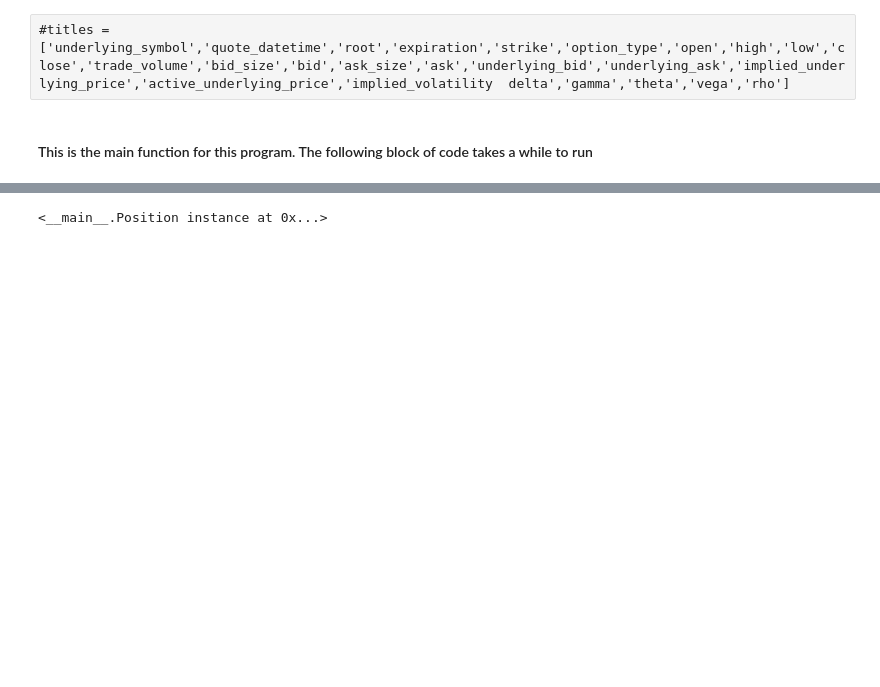
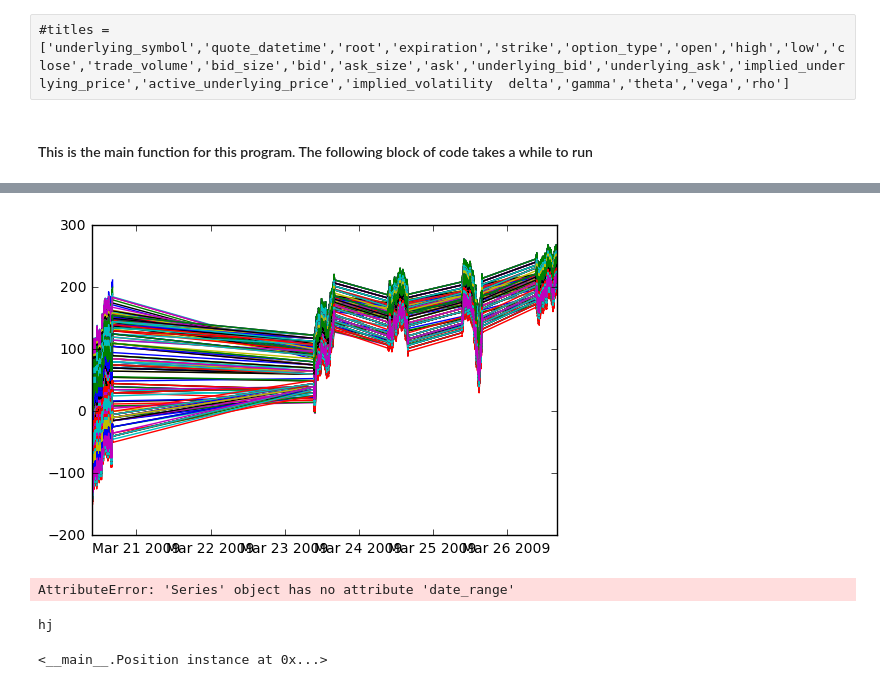
Before and after one commit to DexterAntonio/SPXDataP, a Jupyter notebook: spyOptionProcess.ipynb, the cells around one changed output, grey strips where cells are left out. Cells and saved outputs as stored; diff of their text form; code cells hidden in the pictures; blank space fills up the shorter version.

```diff
--- a/spyOptionProcess.ipynb
+++ b/spyOptionProcess.ipynb
@@ -374,3 +432,46 @@ for keys in nonZeroList:
+# %%
+%matplotlib inline
+calDF_list = []
+for j in range(0,len(calPos)):
+    cal0D = {}
+    cal0D["profit"] = []
+    cal0D["quote_datetime"] = []
+    profitList = cal0D["profit"]
+    dateList = cal0D["quote_datetime"]
+
+    cal0 = calPos[j]
+    for i in range(0,len(cal0.profitArray)):
+        dateList.append(cal0.dateTimeD[i])
+        profitList.append(cal0.profitArray[i,1])
+    calDF = pd.DataFrame(cal0D)
+    calDF_list.append(calDF)
+    plt.plot(calDF["quote_datetime"],calDF["profit"])
+    #plt.xlim[xRange]
+    #print xRange
+# %% [output]
+[figure, added]
+# %%
+xRange = [datetime.strptime('2009-03-23 9:30:00','%Y-%m-%d %H:%M:%S'),datetime.strptime('2009-03-23 16:30:00','%Y-%m-%d %H:%M:%S')]
+
+%matplotlib inline
+plt.plot(calDF_list[55]["quote_datetime"].date_range(xRange),calDF["profit"].date_range(xRange))
+# %% [output]
+AttributeError: 'Series' object has no attribute 'date_range'
+# %%
+import pygal
+from math import cos
+xy_chart = pygal.XY()
+xy_chart.title = 'XY Cosinus'
+xy_chart.add('x = cos(y)', [(cos(x / 10.), x / 10.) for x in range(-50, 50, 5)])
+xy_chart.add('y = cos(x)', [(x / 10., cos(x / 10.)) for x in range(-50, 50, 5)])
+xy_chart.add('x = 1',  [(1, -5), (1, 5)])
+xy_chart.add('x = -1', [(-1, -5), (-1, 5)])
+xy_chart.add('y = 1',  [(-5, 1), (5, 1)])
+xy_chart.add('y = -1', [(-5, -1), (5, -1)])
+xy_chart.render()
+print "hj"
+# %% [output]
+hj
 # %%
 total = 0
 first = calPos[0]
```
Also changed, not shown: parts of 11 cells of this notebook.
